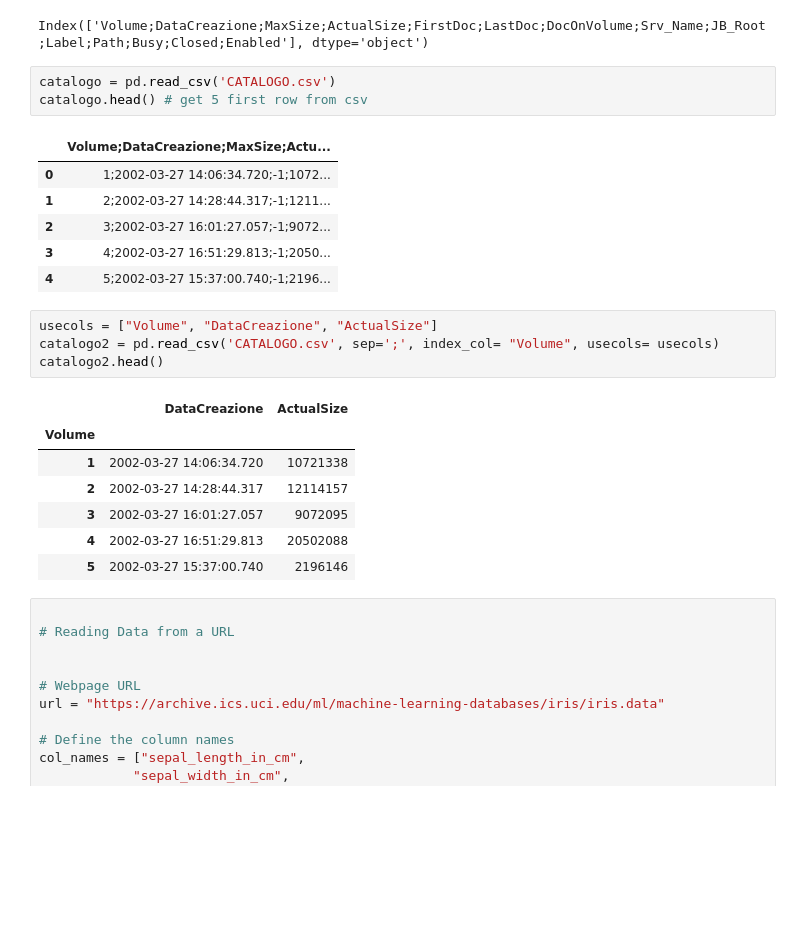
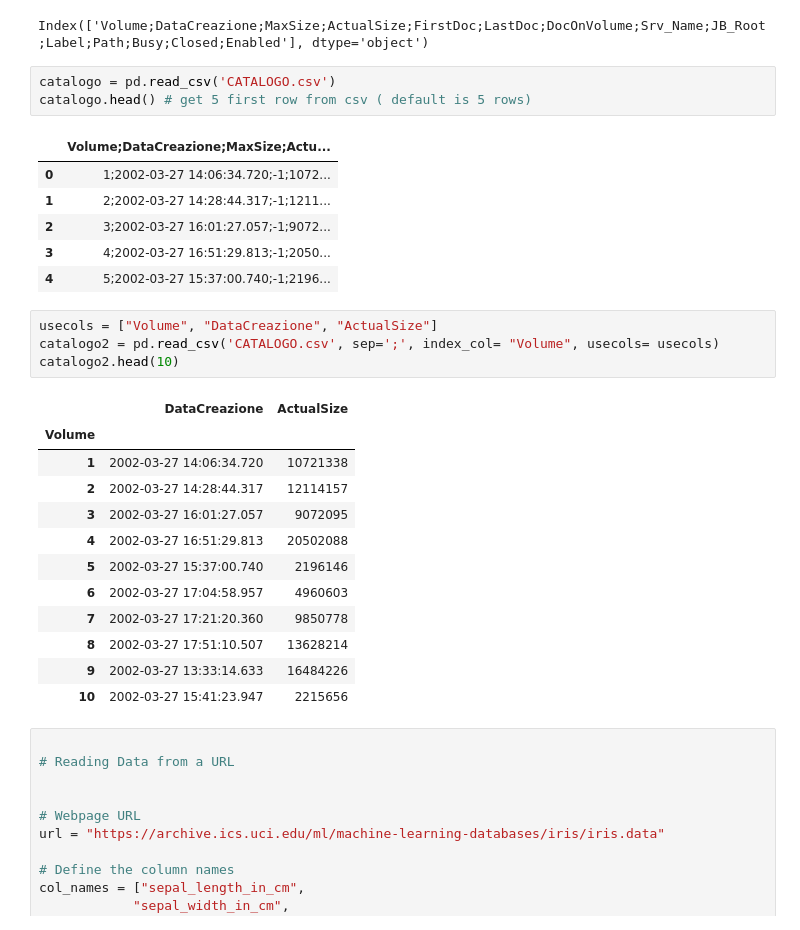
Before and after one commit to ZEDTARIK/jyputer, a Jupyter notebook: Pandas_Read_CSV/pandas.ipynb, the cells around one changed output. Cells and saved outputs as stored; diff of their text form; blank space fills up the shorter version.

```diff
--- a/Pandas_Read_CSV/pandas.ipynb
+++ b/Pandas_Read_CSV/pandas.ipynb
@@ -16,7 +16,7 @@ memory usage: 2.5+ MB
 Index(['Volume;DataCreazione;MaxSize;ActualSize;FirstDoc;LastDoc;DocOnVolume;Srv_Name;JB_Root;Label;Path;Busy;Closed;Enabled'], dtype='object')
 # %%
 catalogo = pd.read_csv('CATALOGO.csv')
-catalogo.head() # get 5 first row from csv
+catalogo.head() # get 5 first row from csv ( default is 5 rows)
 # %% [output]
 |  | Volume;DataCreazione;MaxSize;Actu... |
 | 0 | 1;2002-03-27 14:06:34.720;-1;1072... |
@@ -27,15 +27,20 @@ catalogo.head() # get 5 first row from csv
 # %%
 usecols = ["Volume", "DataCreazione", "ActualSize"]
 catalogo2 = pd.read_csv('CATALOGO.csv', sep=';', index_col= "Volume", usecols= usecols)
-catalogo2.head()
+catalogo2.head(10)
 # %% [output]
 |  | DataCreazione | ActualSize |
 | Volume |  |  |
 | 1 | 2002-03-27 14:06:34.720 | 10721338 |
 | 2 | 2002-03-27 14:28:44.317 | 12114157 |
 | 3 | 2002-03-27 16:01:27.057 | 9072095 |
 | 4 | 2002-03-27 16:51:29.813 | 20502088 |
 | 5 | 2002-03-27 15:37:00.740 | 2196146 |
+| 6 | 2002-03-27 17:04:58.957 | 4960603 |
+| 7 | 2002-03-27 17:21:20.360 | 9850778 |
+| 8 | 2002-03-27 17:51:10.507 | 13628214 |
+| 9 | 2002-03-27 13:33:14.633 | 16484226 |
+| 10 | 2002-03-27 15:41:23.947 | 2215656 |
 # %%
 
 # Reading Data from a URL
```
Also changed, not shown: parts of 8 cells of this notebook.
